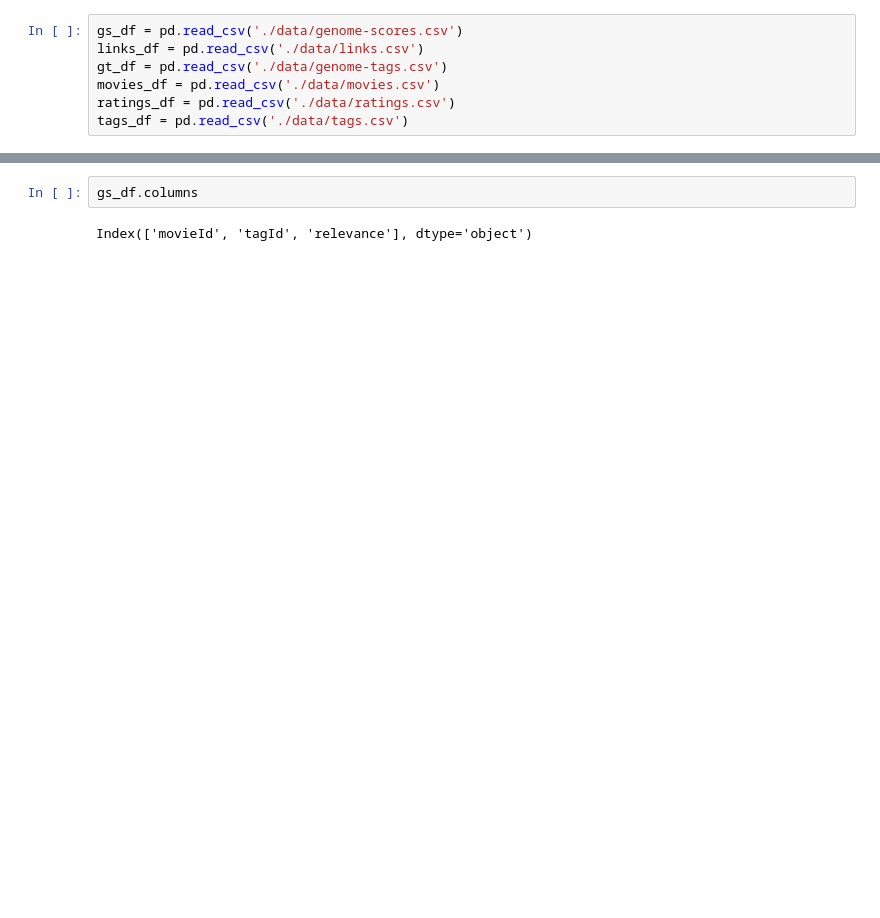
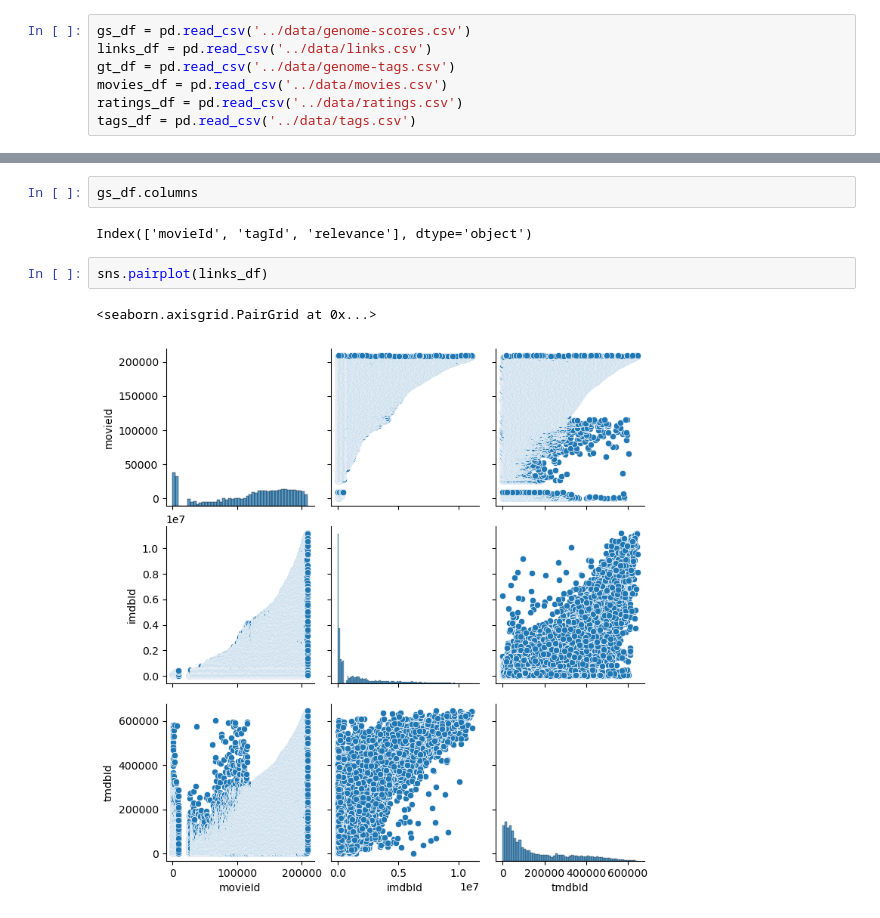
Before and after one commit to isaacayz/movie-recommender, a Jupyter notebook: notebooks/movieexaminer.ipynb, the cells around one changed output, grey strips where cells are left out. Cells and saved outputs as stored; diff of their text form; blank space fills up the shorter version.

```diff
--- a/notebooks/movieexaminer.ipynb
+++ b/notebooks/movieexaminer.ipynb
@@ -21,10 +25,10 @@ import csv
 # %%
-gs_df = pd.read_csv('./data/genome-scores.csv')
-links_df = pd.read_csv('./data/links.csv')
-gt_df = pd.read_csv('./data/genome-tags.csv')
-movies_df = pd.read_csv('./data/movies.csv')
-ratings_df = pd.read_csv('./data/ratings.csv')
-tags_df = pd.read_csv('./data/tags.csv')
+gs_df = pd.read_csv('../data/genome-scores.csv')
+links_df = pd.read_csv('../data/links.csv')
+gt_df = pd.read_csv('../data/genome-tags.csv')
+movies_df = pd.read_csv('../data/movies.csv')
+ratings_df = pd.read_csv('../data/ratings.csv')
+tags_df = pd.read_csv('../data/tags.csv')
 # %%
 gs_df.head()
 # %% [output]
@@ -137,3 +185,8 @@ conn.close()
 gs_df.columns
 # %% [output]
 Index(['movieId', 'tagId', 'relevance'], dtype='object')
+# %%
+sns.pairplot(links_df)
+# %% [output]
+<seaborn.axisgrid.PairGrid at 0x...>
+[figure, added]
```
Also changed, not shown: parts of 22 cells of this notebook, 5 other files.
